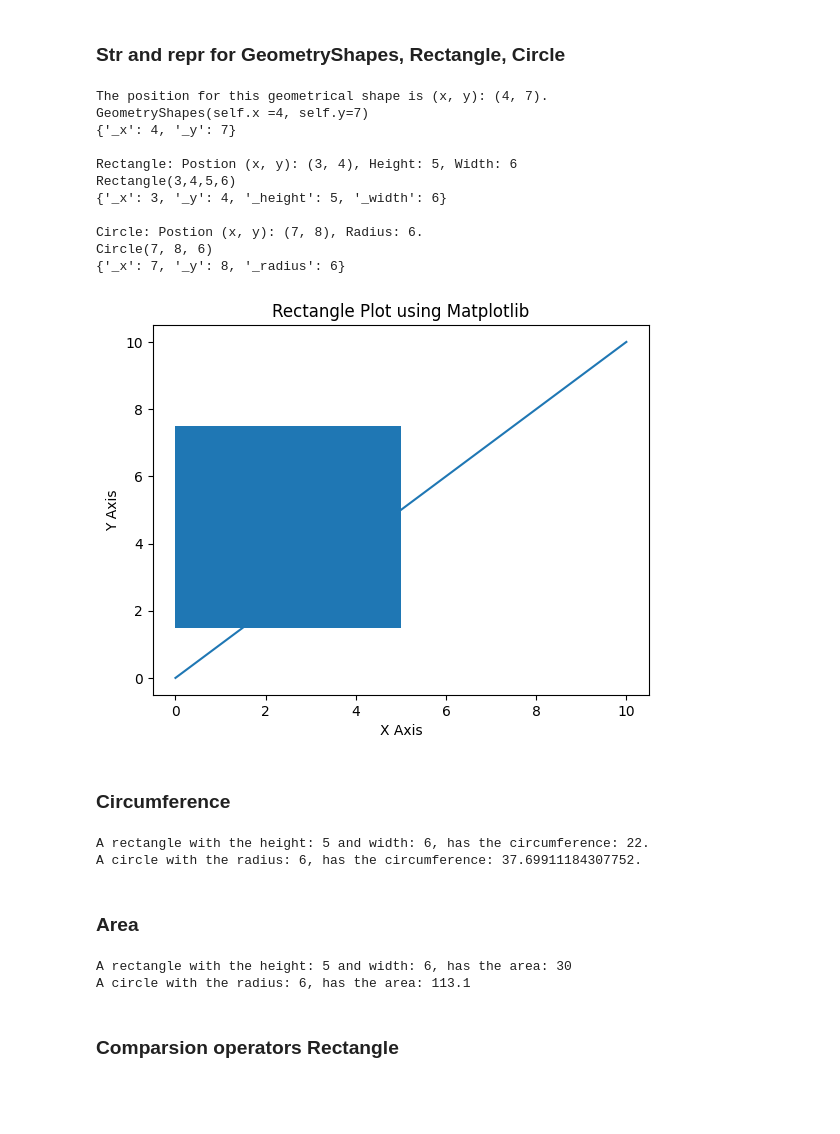
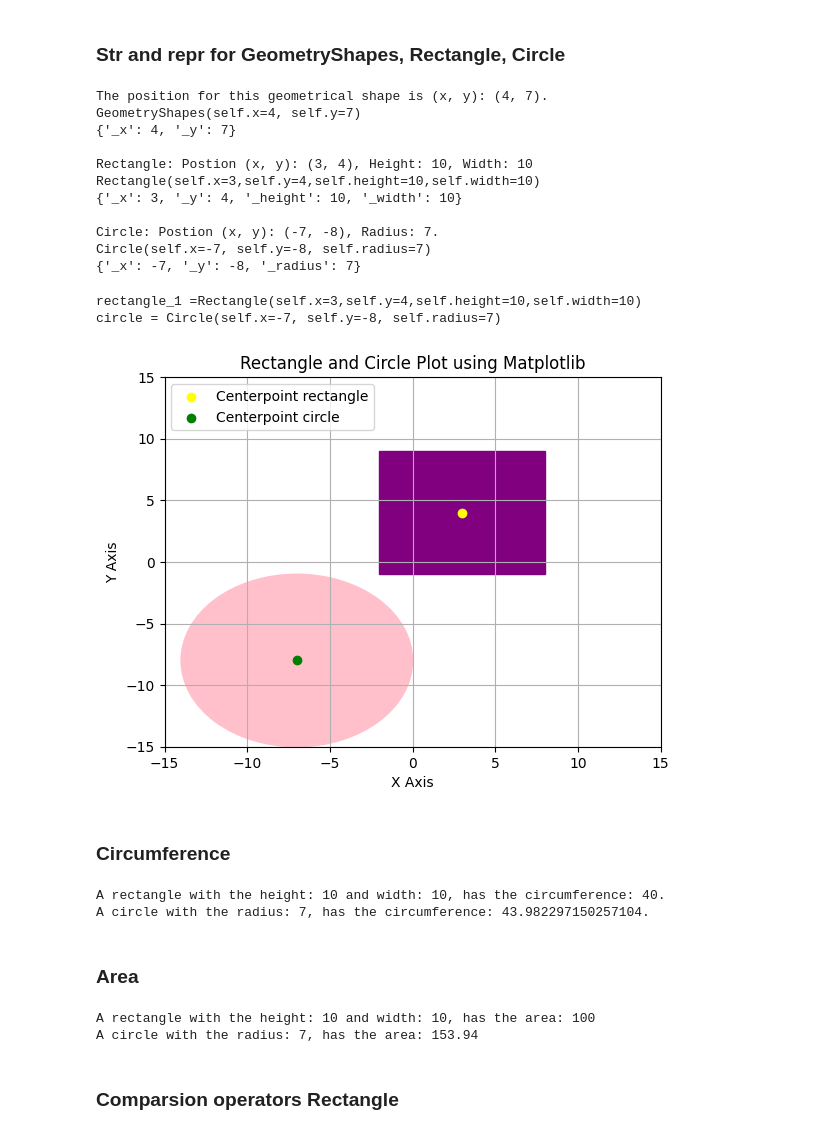
Before and after one commit to DeerBay/Python-Julia-Sjoholm, a Jupyter notebook: Labs/Lab3/Scripts/work_in_progress.ipynb, the cells around one changed output. Cells and saved outputs as stored; diff of their text form; code cells hidden in the pictures; blank space fills up the shorter version.

```diff
--- a/Labs/Lab3/Scripts/work_in_progress.ipynb
+++ b/Labs/Lab3/Scripts/work_in_progress.ipynb
@@ -3,76 +3,88 @@
 # %% [markdown]
 ### Str and repr for GeometryShapes, Rectangle, Circle
 # %%
-from geometry_shapes import GeometryShapes
+from geometry_shapes import GeometryShapes2D
 from geometry_shapes import Rectangle
 from geometry_shapes import Circle
 
-shape = GeometryShapes(4,7)
+shape = GeometryShapes2D(4,7)
 print(str(shape))
 print(repr(shape))
 print(shape.__dict__)
 print()
-rectangle = Rectangle(3, 4, 5, 6)
-print(str(rectangle))
-print(repr(rectangle))
-print(rectangle.__dict__)
+rectangle_1 = Rectangle(3, 4, 10, 10)
+print(str(rectangle_1))
+print(repr(rectangle_1))
+print(rectangle_1.__dict__)
 print()
-circle = Circle(7, 8, 6)
+circle = Circle(-7, -8, 7)
 print(str(circle))
 print(repr(circle))
 print(circle.__dict__)
 # %% [output]
 The position for this geometrical shape is (x, y): (4, 7).
-GeometryShapes(self.x =4, self.y=7)
+GeometryShapes(self.x=4, self.y=7)
 {'_x': 4, '_y': 7}
 
-Rectangle: Postion (x, y): (3, 4), Height: 5, Width: 6
-Rectangle(3,4,5,6)
-{'_x': 3, '_y': 4, '_height': 5, '_width': 6}
+Rectangle: Postion (x, y): (3, 4), Height: 10, Width: 10
+Rectangle(self.x=3,self.y=4,self.height=10,self.width=10)
+{'_x': 3, '_y': 4, '_height': 10, '_width': 10}
 
-Circle: Postion (x, y): (7, 8), Radius: 6.
-Circle(7, 8, 6)
-{'_x': 7, '_y': 8, '_radius': 6}
+Circle: Postion (x, y): (-7, -8), Radius: 7.
+Circle(self.x=-7, self.y=-8, self.radius=7)
+{'_x': -7, '_y': -8, '_radius': 7}
 # %%
 import matplotlib.pyplot as plt
-from matplotlib.patches import Rectangle, Circle
+from matplotlib.patches import Rectangle as Rect, Circle as Circ
+print(f"{rectangle_1 =}")
+print(f"{circle = }")
 
-# Create a new figure and axis
 fig, ax = plt.subplots()
-ax.plot([0, 10],[0, 10])
 
-# Add a rectangle patch to the axis using values from the Rectangle instance
-ax.add_patch(Rectangle((rectangle.x - rectangle.width / 2, rectangle.y - rectangle.height / 2),
-                       rectangle.height, rectangle.width))
+# Add rectangle and circle patches to the axis
+ax.add_patch(Rect((rectangle_1.x - rectangle_1.width/2, rectangle_1.y - rectangle_1.height/2), rectangle_1.width, rectangle_1.height, color='purple'))
+ax.add_patch(Circ((circle.x, circle.y), circle.radius, color='pink'))
+
+# Set X-axis and Y-axis limits
+plt.xlim(-15, 15)
+plt.ylim(-15, 15)
+
+# Add grids to the plot
+plt.grid(True)
 
 # Set labels and title
 plt.xlabel('X Axis')
 plt.ylabel('Y Axis')
-plt.title('Rectangle Plot using Matplotlib')
+plt.title('Rectangle and Circle Plot using Matplotlib')
 
 # Show the plot
+plt.scatter(rectangle_1.x, rectangle_1.y, label="Centerpoint rectangle", marker='o', color='yellow')
+plt.scatter(circle.x, circle.y, label="Centerpoint circle", marker='o', color='green')
+plt.legend(loc='upper left')
 plt.show()
 # %% [output]
+rectangle_1 =Rectangle(self.x=3,self.y=4,self.height=10,self.width=10)
+circle = Circle(self.x=-7, self.y=-8, self.radius=7)
-[figure, old version]
+[figure, new version]
 # %% [markdown]
 ### Circumference
 # %%
 import matplotlib.pyplot as plt
 import matplotlib.patches as patches
 
-print(f"A rectangle with the height: {rectangle.height} and width: {rectangle.width}, has the circumference: {rectangle.circumference()}.")
-print(f"A circle with the radius: {circle.radius}, has the circumference: {circle.circumference()}.")
+print(f"A rectangle with the height: {rectangle_1.height} and width: {rectangle_1.width}, has the circumference: {rectangle_1.circumference}.")
+print(f"A circle with the radius: {circle.radius}, has the circumference: {circle.circumference}.")
 # %% [output]
-A rectangle with the height: 5 and width: 6, has the circumference: 22.
-A circle with the radius: 6, has the circumference: 37.69911184307752.
+A rectangle with the height: 10 and width: 10, has the circumference: 40.
+A circle with the radius: 7, has the circumference: 43.982297150257104.
 # %% [markdown]
 ### Area
 # %%
-print(f"A rectangle with the height: {rectangle.height} and width: {rectangle.width}, has the area: {rectangle.calculate_area()}")
-print(f"A circle with the radius: {circle.radius}, has the area: {circle.calculate_area()}")
+print(f"A rectangle with the height: {rectangle_1.height} and width: {rectangle_1.width}, has the area: {rectangle_1.area}")
+print(f"A circle with the radius: {circle.radius}, has the area: {circle.area}")
 # %% [output]
-A rectangle with the height: 5 and width: 6, has the area: 30
-A circle with the radius: 6, has the area: 113.1
+A rectangle with the height: 10 and width: 10, has the area: 100
+A circle with the radius: 7, has the area: 153.94
 # %% [markdown]
 ### Comparsion operators Rectangle
 # %%
```
Also changed, not shown: parts of 5 cells of this notebook, 2 other files.
